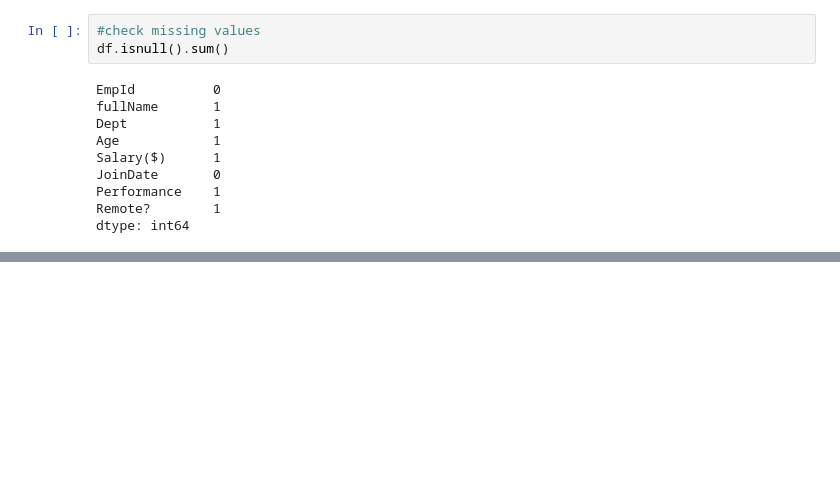
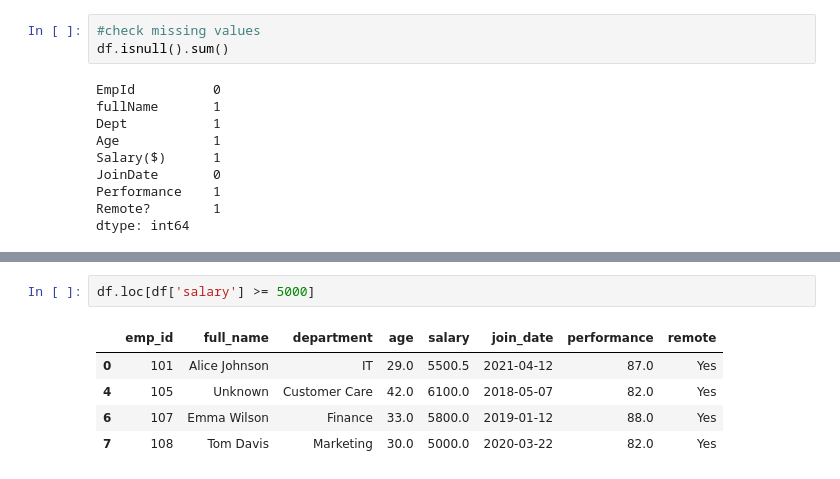
Before and after one commit to Pretty-Towsen/data-analysis-class, a Jupyter notebook: employee_analysis.ipynb, the cells around one changed output, grey strips where cells are left out. Saved outputs shown, nothing was run; the diff lists cells and outputs as text; blank space fills up the shorter version.

```diff
--- a/employee_analysis.ipynb
+++ b/employee_analysis.ipynb
@@ -114,0 +551,8 @@ Length: 8, dtype: str
+# %%
+df.loc[df['salary'] >= 5000]
+# %% [output]
+|  | emp_id | full_name | department | age | salary | join_date | performance | remote |
+| 0 | 101 | Alice Johnson | IT | 29.0 | 5500.5 | 2021-04-12 | 87.0 | Yes |
+| 4 | 105 | Unknown | Customer Care | 42.0 | 6100.0 | 2018-05-07 | 82.0 | Yes |
+| 6 | 107 | Emma Wilson | Finance | 33.0 | 5800.0 | 2019-01-12 | 88.0 | Yes |
+| 7 | 108 | Tom Davis | Marketing | 30.0 | 5000.0 | 2020-03-22 | 82.0 | Yes |
```
Also changed, not shown: parts of 28 cells of this notebook, 3 other files.
